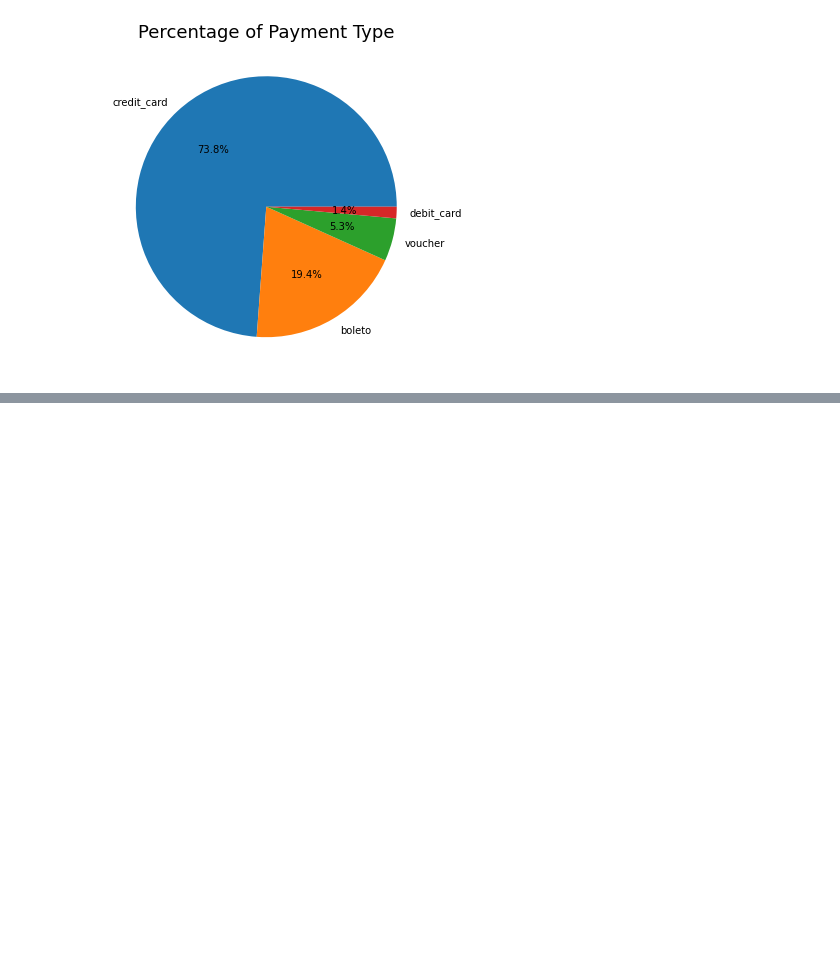
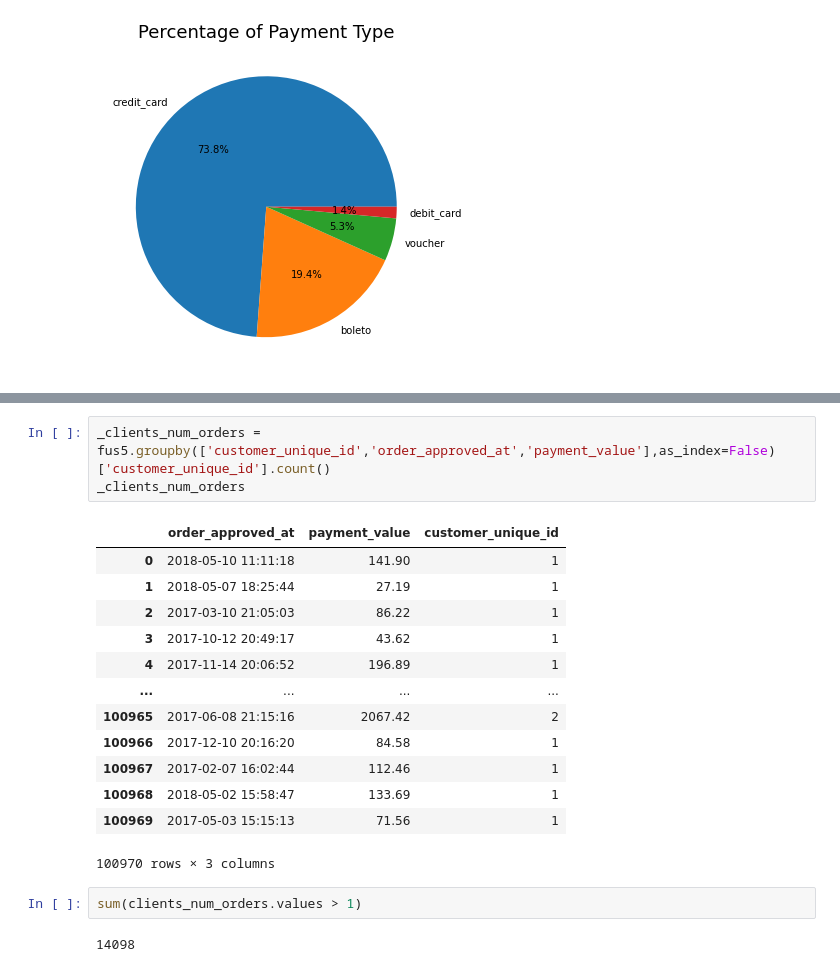
Before and after one commit to azioba/Client_Segmentation, a Jupyter notebook: Projet_5.ipynb, the cells around one changed output, grey strips where cells are left out. Saved outputs shown, nothing was run; the diff lists cells and outputs as text; blank space fills up the shorter version.

```diff
--- a/Projet_5.ipynb
+++ b/Projet_5.ipynb
@@ -534,0 +582,21 @@ plt.show()
+# %%
+_clients_num_orders = fus5.groupby(['customer_unique_id','order_approved_at','payment_value'],as_index=False)['customer_unique_id'].count()
+_clients_num_orders
+# %% [output]
+|  | order_approved_at | payment_value | customer_unique_id |
+| 0 | 2018-05-10 11:11:18 | 141.90 | 1 |
+| 1 | 2018-05-07 18:25:44 | 27.19 | 1 |
+| 2 | 2017-03-10 21:05:03 | 86.22 | 1 |
+| 3 | 2017-10-12 20:49:17 | 43.62 | 1 |
+| 4 | 2017-11-14 20:06:52 | 196.89 | 1 |
+| ... | ... | ... | ... |
+| 100965 | 2017-06-08 21:15:16 | 2067.42 | 2 |
+| 100966 | 2017-12-10 20:16:20 | 84.58 | 1 |
+| 100967 | 2017-02-07 16:02:44 | 112.46 | 1 |
+| 100968 | 2018-05-02 15:58:47 | 133.69 | 1 |
+| 100969 | 2017-05-03 15:15:13 | 71.56 | 1 |
+100970 rows × 3 columns
+# %%
+sum(clients_num_orders.values > 1)
+# %% [output]
+14098
```
Also changed, not shown: parts of 19 cells of this notebook.
